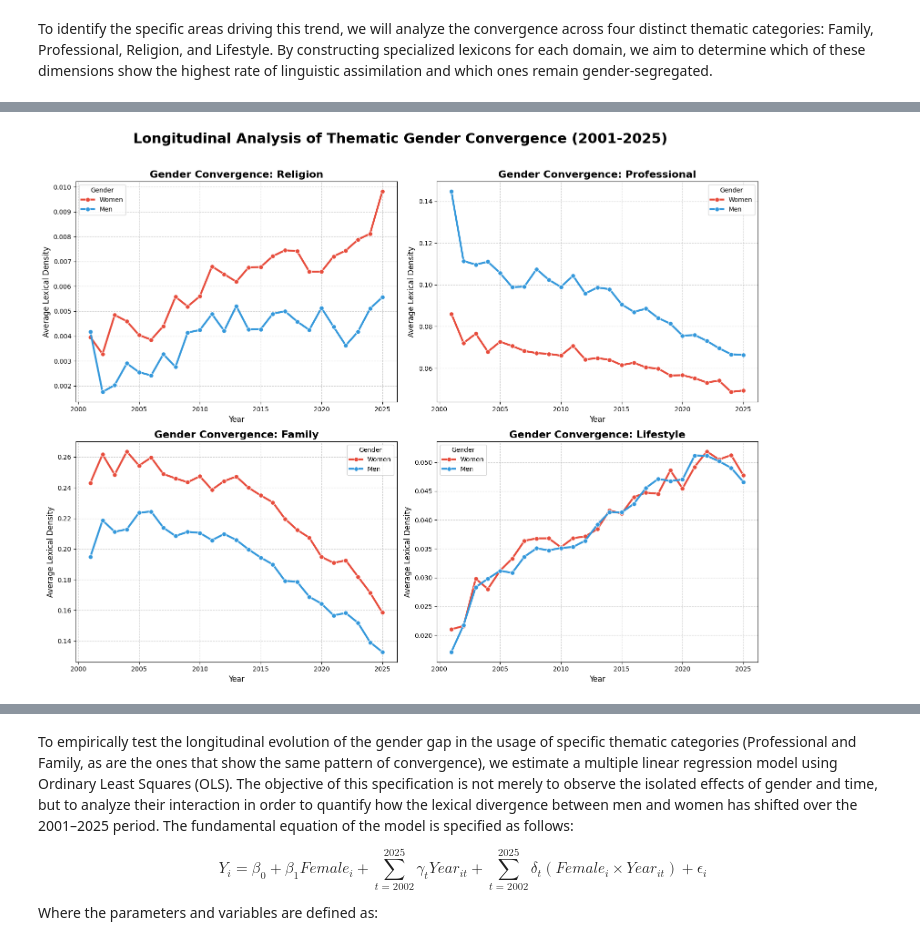
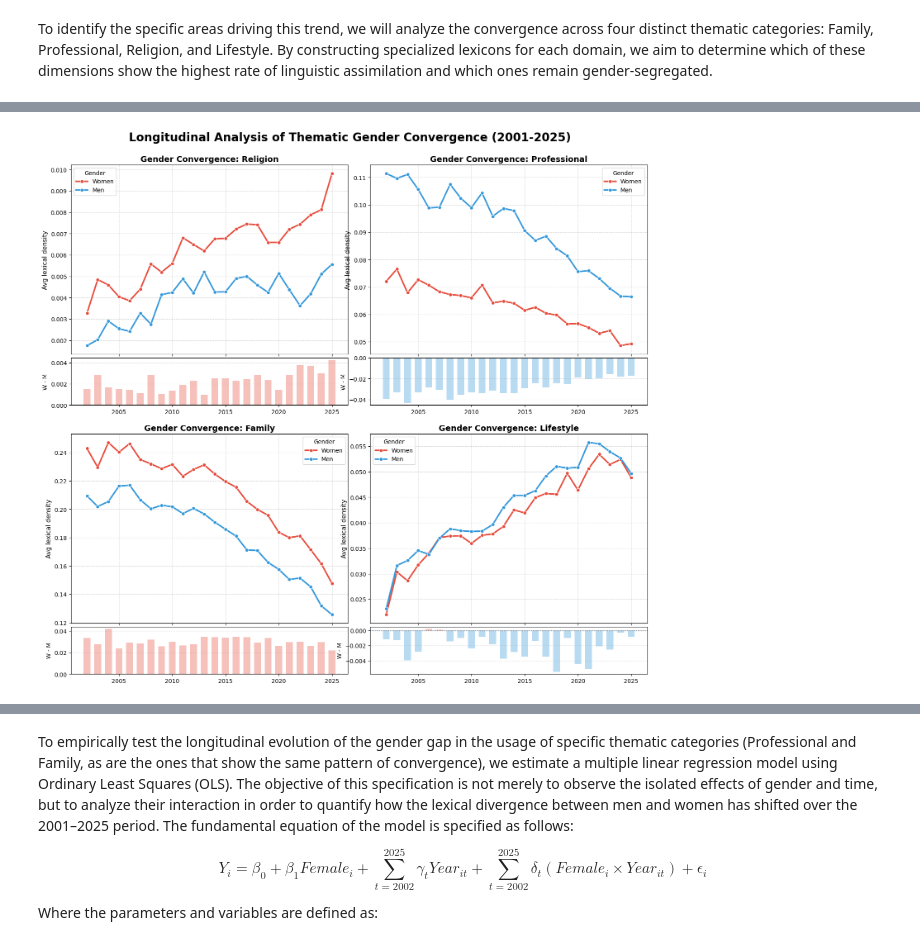
Before and after one commit to gallagelpi/text_minning, a Jupyter notebook: analysis.ipynb, the cells around one changed output, grey strips where cells are left out. Saved outputs shown, nothing was run; the diff lists cells and outputs as text; code cells hidden in the pictures.

```diff
--- a/analysis.ipynb
+++ b/analysis.ipynb
@@ -204,7 +202,7 @@ themes = {
         'grandchild', 'grandchildren', 'grandson', 'granddaughter', 'grandmother',
         'grandfather', 'nana', 'papa', 'niece', 'nephew', 'cousin', 'aunt', 'uncle',
         'husband', 'wife', 'spouse', 'partner', 'loving', 'beloved', 'devoted',
-        'survived', 'children', 'great-grandchildren', 'parent'
+        'survived', 'children','parent'
     ]),
     'Lifestyle': set([
         'travel', 'traveled', 'journey', 'adventure', 'hiking', 'sailing', 'golf',
@@ -230,44 +232,61 @@ def get_density(text, word_set):
     if not isinstance(text, str):
         return 0
     tokens = text.split()
     if not tokens:
         return 0
     return sum(1 for word in tokens if word in word_set) / len(tokens)
 
 for name, word_set in themes_lemma.items():
     df[name] = df['text_clean'].apply(lambda x: get_density(x, word_set))
 
 evolution = df.groupby(['year', 'gender'])[list(themes.keys())].mean().reset_index()
 evolution['gender_label'] = evolution['gender'].map({'M': 'Men', 'F': 'Women'})
 categories = list(themes.keys())
 gender_colors = {'Men': '#3498db', 'Women': '#e74c3c'}
 
-fig, axes = plt.subplots(2, 2, figsize=(16, 12))
-axes = axes.flatten()
+fig = plt.figure(figsize=(18, 16))
+outer = fig.add_gridspec(2, 2, wspace=0.08, hspace=0.12)
 
 for i, cat in enumerate(categories):
+    row, col = divmod(i, 2)
+    inner = outer[row, col].subgridspec(2, 1, height_ratios=[4, 1], hspace=0.03)
+
+    ax_main = fig.add_subplot(inner[0])
+    ax_diff = fig.add_subplot(inner[1], sharex=ax_main)
+
     sns.lineplot(
         data=evolution,
         x='year',
         y=cat,
         hue='gender_label',
-        ax=axes[i],
+        ax=ax_main,
         palette=gender_colors,
-        linewidth=3,
+        linewidth=2.6,
         marker='o',
-        markersize=7
+        markersize=6
     )
 
-    axes[i].set_title(f'Gender Convergence: {cat}', fontsize=16, fontweight='bold')
-    axes[i].set_ylabel('Average Lexical Density', fontsize=12)
-    axes[i].set_xlabel('Year', fontsize=12)
-    axes[i].grid(True, linestyle='--', alpha=0.6)
-    axes[i].legend(title='Gender', loc='best')
+    cat_wide = evolution.pivot(index='year', columns='gender_label', values=cat).sort_index()
+    if {'Women', 'Men'}.issubset(cat_wide.columns):
+        diff = cat_wide['Women'] - cat_wide['Men']
+        bar_colors = np.where(diff >= 0, '#e74c3c', '#3498db')
+
+        ax_diff.bar(cat_wide.index, diff, width=0.65, color=bar_colors, alpha=0.35)
+        ax_diff.axhline(0, color='#2c3e50', linestyle=':', linewidth=1)
+
+    ax_main.set_title(f'Gender Convergence: {cat}', fontsize=14, fontweight='bold')
+    ax_main.set_ylabel('Avg lexical density', fontsize=11)
+    ax_main.grid(True, linestyle='--', alpha=0.5)
+    ax_main.legend(title='Gender', loc='best')
+    ax_main.tick_params(axis='x', labelbottom=False)
+
+    ax_diff.set_ylabel('W - M', fontsize=10)
+    ax_diff.grid(True, axis='y', linestyle='--', alpha=0.35)
 
 plt.suptitle('Longitudinal Analysis of Thematic Gender Convergence (2001-2025)',
-             fontsize=22, fontweight='bold', y=1.02)
-
-plt.tight_layout()
+             fontsize=20, fontweight='bold', y=0.93)
+plt.tight_layout(rect=[0, 0, 1, 0.955])
+plt.savefig('paper/thematic_convergence.png', dpi=300, bbox_inches='tight', pad_inches=0.04)
 plt.show()
 # %% [output]
-[figure, old version]
+[figure, new version]
```
Also changed, not shown: parts of 16 cells of this notebook.
